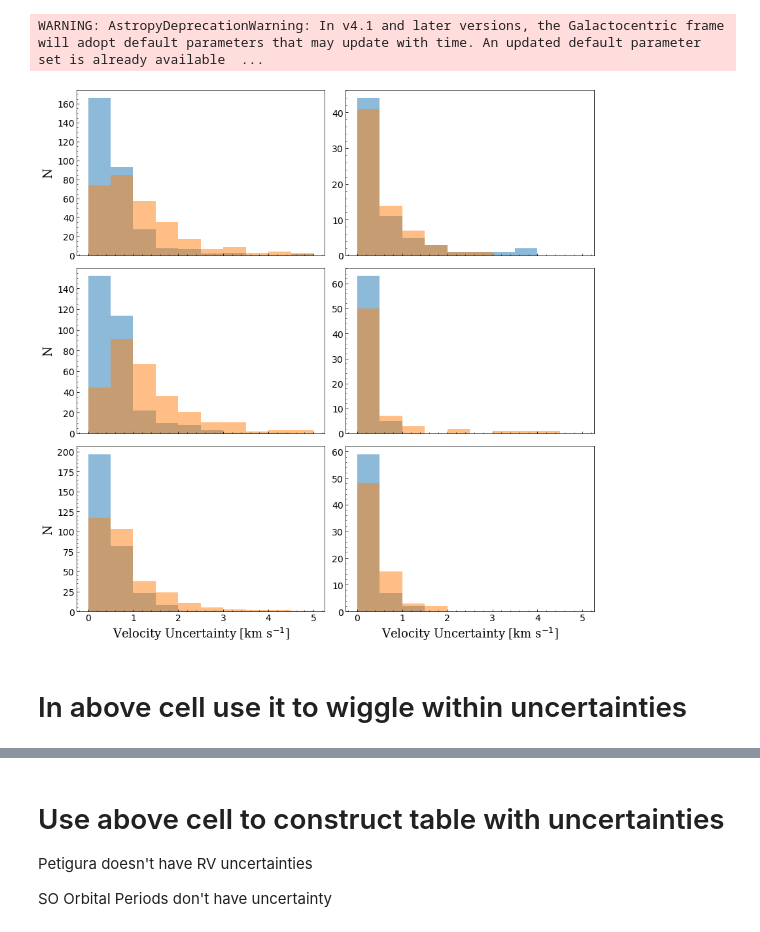
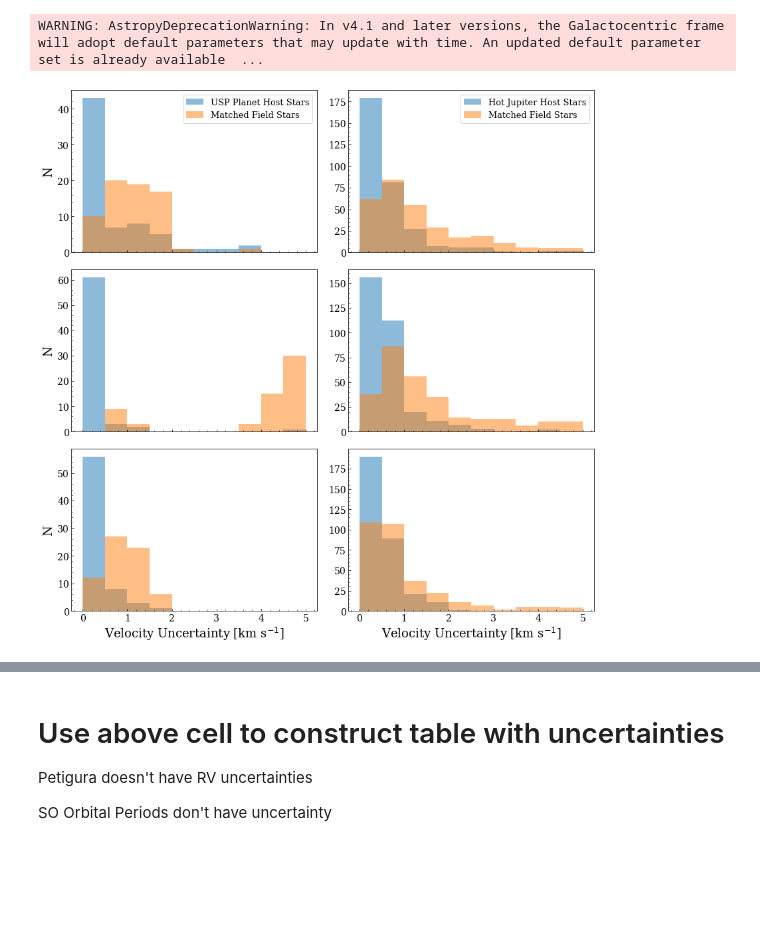
Before and after one commit to jacobhhamer/USP_Project, a Jupyter notebook: USP_Destruction_Paper.ipynb, the cells around one changed output, grey strips where cells are left out. Cells and saved outputs as stored; diff of their text form; code cells hidden in the pictures; blank space fills up the shorter version.

Commit message:
Add RV uncertainties, kinematics uncertainties

```diff
--- a/USP_Destruction_Paper.ipynb
+++ b/USP_Destruction_Paper.ipynb
@@ -985,7 +982,7 @@ CKS
 # %%
 apogee_hdul=fits.open('../Data/apogeedr12_allStar-v603.fits')
 print(apogee_hdul[1].header)
-cols=['J','H','K','APOGEE_ID','RA','DEC','SNR','STARFLAG','VHELIO_AVG','VERR']
+cols=['J','H','K','APOGEE_ID','RA','DEC','SNR','STARFLAG','VHELIO_AVG','VSCATTER']
 apogee=pd.DataFrame()
 for col in cols:
     apogee[col]=apogee_hdul[1].data[col].tolist()
@@ -1300,9 +1302,12 @@ def add_kinematics(df, infile='../Data/KTC_Gaia_LAMOST_APOGEE_Petigura_Control_n
 # query = "SELECT gaia.designation, gaia.ra, gaia.ra_error, gaia.dec, gaia.dec_error, gaia.parallax, gaia.parallax_error, gaia.parallax_over_error, gaia.pmra, gaia.pmra_error, gaia.pmdec, gaia.pmdec_error, gaia.ra_dec_corr, gaia.ra_parallax_corr, gaia.ra_pmra_corr, gaia.ra_pmdec_corr, gaia.dec_parallax_corr, gaia.dec_pmra_corr, gaia.dec_pmdec_corr, gaia.parallax_pmra_corr, gaia.parallax_pmdec_corr, gaia.pmra_pmdec_corr, gaia.astrometric_n_obs_al, gaia.astrometric_n_obs_ac, gaia.phot_bp_rp_excess_factor, gaia.phot_bp_mean_flux_over_error, gaia.phot_rp_mean_flux_over_error, gaia.astrometric_n_good_obs_al, gaia.astrometric_n_bad_obs_al, gaia.astrometric_gof_al, gaia.astrometric_chi2_al, gaia.astrometric_excess_noise, gaia.astrometric_excess_noise_sig, gaia.visibility_periods_used, gaia.mean_varpi_factor_al,  gaia.rv_nb_transits, gaia.phot_g_mean_mag, gaia.bp_rp, gaia.bp_g, gaia.g_rp, gaia.radial_velocity, gaia.radial_velocity_error, gaia.phot_variable_flag, gaia.l, gaia.b FROM gaiadr2.gaia_source AS gaia WHERE gaia.designation IN " + designations
 # job = Gaia.launch_job(query)
 # %%
-ktcgaia=prepare_ktc_control(preloaded=True)
+ktcgaia=prepare_ktc_control(preloaded=False)
 ktcgaia=add_kinematics(ktcgaia)
 gpd=ktcgaia.loc[ktcgaia.rv_source=='LAMOST'].groupby('designation').rv_LAMOST.mean()
+gpd_error=ktcgaia.loc[ktcgaia.rv_source=='LAMOST'].groupby('designation').rv_LAMOST_error.mean()
 for k in gpd.keys():
     ktcgaia.loc[ktcgaia.designation==k, 'radial_velocity']=gpd[k]
+for k in gpd_error.keys():
+    ktcgaia.loc[ktcgaia.designation==k, 'radial_velocity_error']=gpd_err[k]
 ktcgaia=ktcgaia.drop_duplicates('designation')
@@ -1649,0 +1696,8 @@ from astropy.coordinates import SkyCoord, Galactocentric
+# %%
+uspbrewer_errs=gaia_uncertainties(uspbrewer, 'Data/04_28_2020_uspbrewer.csv')
+uspctrl=control_sample(uspbrewer, ktcgaia.loc[~ktcgaia.gal_U.isnull()])
+uspctrl_errs=gaia_uncertainties(uspctrl,'Data/04_28_2020_uspbrewer_ctrl.csv')
+
+hjs=gaia_uncertainties(hjs,'Data/04_28_2020_hj.csv')
+hjctrl=control_sample_hjs(hjs, gaiahjs)
+hjctrl=gaia_uncertainties(hjctrl,'Data/04_28_2020_hj_ctrl.csv')
@@ -1657,7 +1814,7 @@ def uvw_uncertainty(sys):
     if sys.rv_source=='Petigura':
         rvs=sys.radial_velocity+0.1*np.random.randn(100)
     elif sys.rv_source=='LAMOST':
-        rvs=sys.radial_velocity+0.3*np.random.randn(100)
+        rvs=sys.radial_velocity+5*np.random.randn(100)
     elif sys.rv_source=='APOGEE':
         rvs=sys.radial_velocity+1*np.random.randn(100)
     elif sys.rv_source=='Gaia':
@@ -1753,30 +1910,35 @@ hjctrl=df_uncertainties_hjs(hjctrl)
 # %% [output]
 WARNING: AstropyDeprecationWarning: In v4.1 and later versions, the Galactocentric frame will adopt default parameters that may update with time. An updated default parameter set is already available  ...
 # %%
+font={'size':16, 'family':'serif'}
+plt.rc('font',**font)
+
 f, ax=plt.subplots(ncols=2, nrows=3, figsize=(12, 12), sharex=True)
-ax[0][0].hist((hjs.e_gal_U+hjs.E_gal_U)/2, alpha=0.5, bins=10, range=(0,5))
-ax[1][0].hist((hjs.e_gal_V+hjs.E_gal_V)/2, alpha=0.5, bins=10, range=(0,5))
-ax[2][0].hist((hjs.e_gal_W+hjs.E_gal_W)/2, alpha=0.5, bins=10, range=(0,5))
-ax[0][0].hist((hjctrl.e_gal_U+hjctrl.E_gal_U)/2, alpha=0.5, bins=10, range=(0,5))
-ax[1][0].hist((hjctrl.e_gal_V+hjctrl.E_gal_V)/2, alpha=0.5, bins=10, range=(0,5))
-ax[2][0].hist((hjctrl.e_gal_W+hjctrl.E_gal_W)/2, alpha=0.5, bins=10, range=(0,5))
-ax[0][1].hist((uspbrewer.e_gal_U+uspbrewer.E_gal_U)/2, alpha=0.5, bins=10, range=(0,5))
-ax[1][1].hist((uspbrewer.e_gal_V+uspbrewer.E_gal_V)/2, alpha=0.5, bins=10, range=(0,5))
-ax[2][1].hist((uspbrewer.e_gal_W+uspbrewer.E_gal_W)/2, alpha=0.5, bins=10, range=(0,5))
-ax[0][1].hist((uspctrl.e_gal_U+uspctrl.E_gal_U)/2, alpha=0.5, bins=10, range=(0,5))
-ax[1][1].hist((uspctrl.e_gal_V+uspctrl.E_gal_V)/2, alpha=0.5, bins=10, range=(0,5))
-ax[2][1].hist((uspctrl.e_gal_W+uspctrl.E_gal_W)/2, alpha=0.5, bins=10, range=(0,5))
+ax[0][1].hist((hjs.e_gal_U+hjs.E_gal_U)/2, alpha=0.5, bins=10, range=(0,5), label='Hot Jupiter Host Stars')
+ax[1][1].hist((hjs.e_gal_V+hjs.E_gal_V)/2, alpha=0.5, bins=10, range=(0,5))
+ax[2][1].hist((hjs.e_gal_W+hjs.E_gal_W)/2, alpha=0.5, bins=10, range=(0,5))
+ax[0][1].hist((hjctrl.e_gal_U+hjctrl.E_gal_U)/2, alpha=0.5, bins=10, range=(0,5), label='Matched Field Stars')
+ax[1][1].hist((hjctrl.e_gal_V+hjctrl.E_gal_V)/2, alpha=0.5, bins=10, range=(0,5))
+ax[2][1].hist((hjctrl.e_gal_W+hjctrl.E_gal_W)/2, alpha=0.5, bins=10, range=(0,5))
+ax[0][0].hist((uspbrewer.e_gal_U+uspbrewer.E_gal_U)/2, alpha=0.5, bins=10, range=(0,5), label='USP Planet Host Stars')
+ax[1][0].hist((uspbrewer.e_gal_V+uspbrewer.E_gal_V)/2, alpha=0.5, bins=10, range=(0,5))
+ax[2][0].hist((uspbrewer.e_gal_W+uspbrewer.E_gal_W)/2, alpha=0.5, bins=10, range=(0,5))
+ax[0][0].hist((uspctrl.e_gal_U+uspctrl.E_gal_U)/2, alpha=0.5, bins=10, range=(0,5), label='Matched Field Stars')
+ax[1][0].hist((uspctrl.e_gal_V+uspctrl.E_gal_V)/2, alpha=0.5, bins=10, range=(0,5))
+ax[2][0].hist((uspctrl.e_gal_W+uspctrl.E_gal_W)/2, alpha=0.5, bins=10, range=(0,5))
 ax[2][0].set_xlabel('Velocity Uncertainty [km s$^{-1}$]', fontsize=18, fontfamily='serif')
 ax[2][1].set_xlabel('Velocity Uncertainty [km s$^{-1}$]', fontsize=18, fontfamily='serif')
 ax[0][0].set_ylabel('N', fontsize=18, fontfamily='serif')
 ax[1][0].set_ylabel('N', fontsize=18, fontfamily='serif')
 ax[2][0].set_ylabel('N', fontsize=18, fontfamily='serif')
+ax[0][1].legend(fontsize=13)
+ax[0][0].legend(fontsize=13)
 for a in ax:
     for axis in a:
         axis.tick_params(axis='x', labelsize=14)
         axis.tick_params(axis='y', labelsize=14)
 f.tight_layout()
+plt.savefig('PaperPlots/velocity_uncertainties.png',bbox_inches='tight', dpi=300)
+plt.savefig('PaperPlots/velocity_uncertainties.pdf',bbox_inches='tight')
 # %% [output]
-[figure, old version]
+[figure, new version]
-# %% [markdown]
-# In above cell use it to wiggle within uncertainties
```
Also changed, not shown: parts of 26 cells of this notebook.
